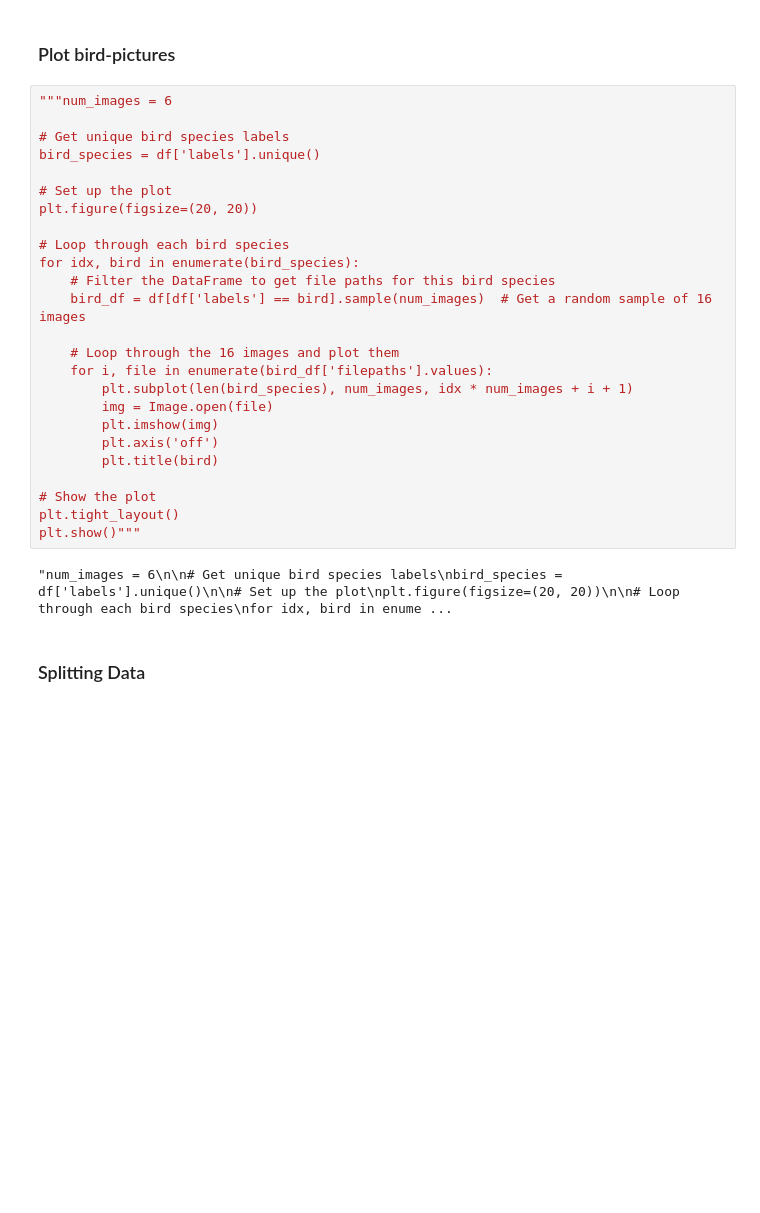
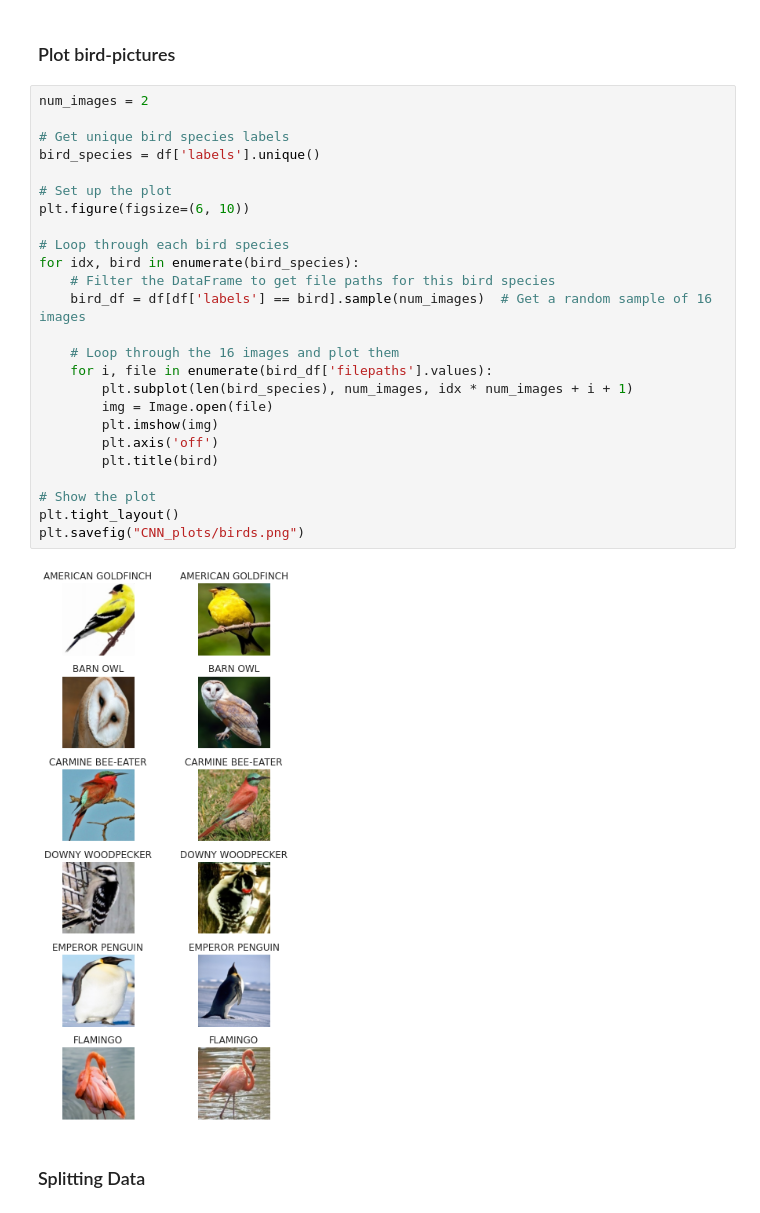
Before and after one commit to gresslos/FYS-STK_Project3, a Jupyter notebook: main.ipynb, the cells around one changed output. Drawn from its saved outputs; the diff is of its cells as text; blank space fills up the shorter version.

```diff
--- a/main.ipynb
+++ b/main.ipynb
@@ -105,32 +101,32 @@ np.shape(image_list)
 # %% [markdown]
 ### Plot bird-pictures
 # %%
-"""num_images = 6
+num_images = 2
 
 # Get unique bird species labels
 bird_species = df['labels'].unique()
 
 # Set up the plot
-plt.figure(figsize=(20, 20))
+plt.figure(figsize=(6, 10))
 
 # Loop through each bird species
 for idx, bird in enumerate(bird_species):
     # Filter the DataFrame to get file paths for this bird species
     bird_df = df[df['labels'] == bird].sample(num_images)  # Get a random sample of 16 images
 
     # Loop through the 16 images and plot them
     for i, file in enumerate(bird_df['filepaths'].values):
         plt.subplot(len(bird_species), num_images, idx * num_images + i + 1)
         img = Image.open(file)
         plt.imshow(img)
         plt.axis('off')
         plt.title(bird)
 
 # Show the plot
 plt.tight_layout()
-plt.show()"""
+plt.savefig("CNN_plots/birds.png")
 # %% [output]
-"num_images = 6\n\n# Get unique bird species labels\nbird_species = df['labels'].unique()\n\n# Set up the plot\nplt.figure(figsize=(20, 20))\n\n# Loop through each bird species\nfor idx, bird in enume ...
+[figure, added]
 # %% [markdown]
 ### Splitting Data
 # %%
```
Also changed, not shown: parts of 19 cells of this notebook.
